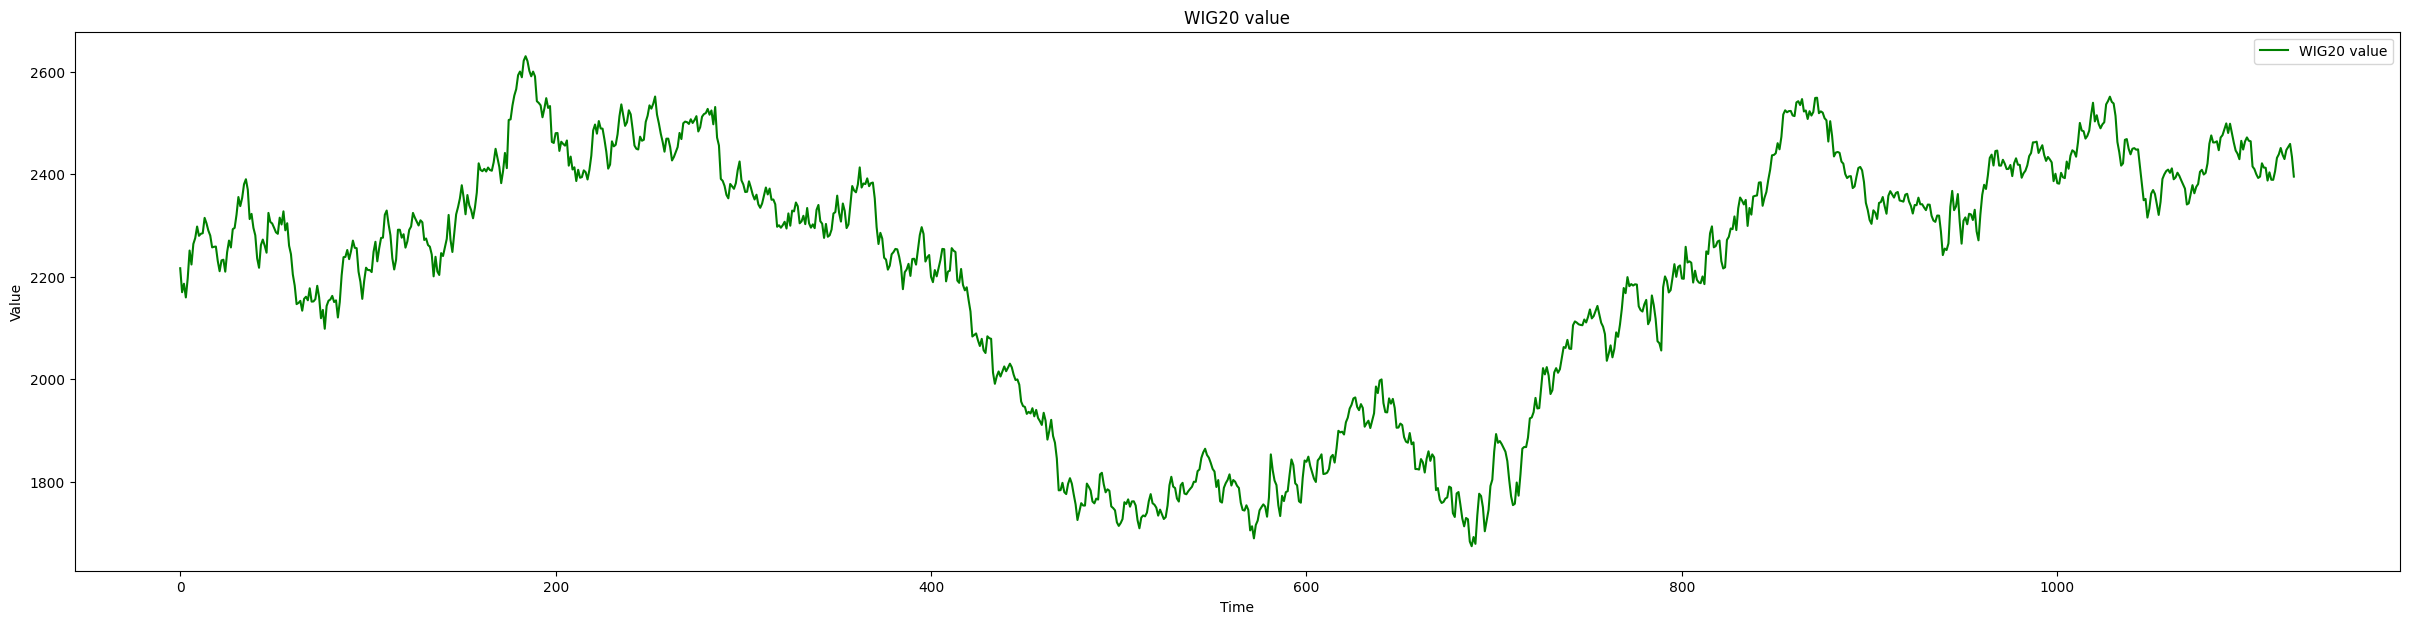
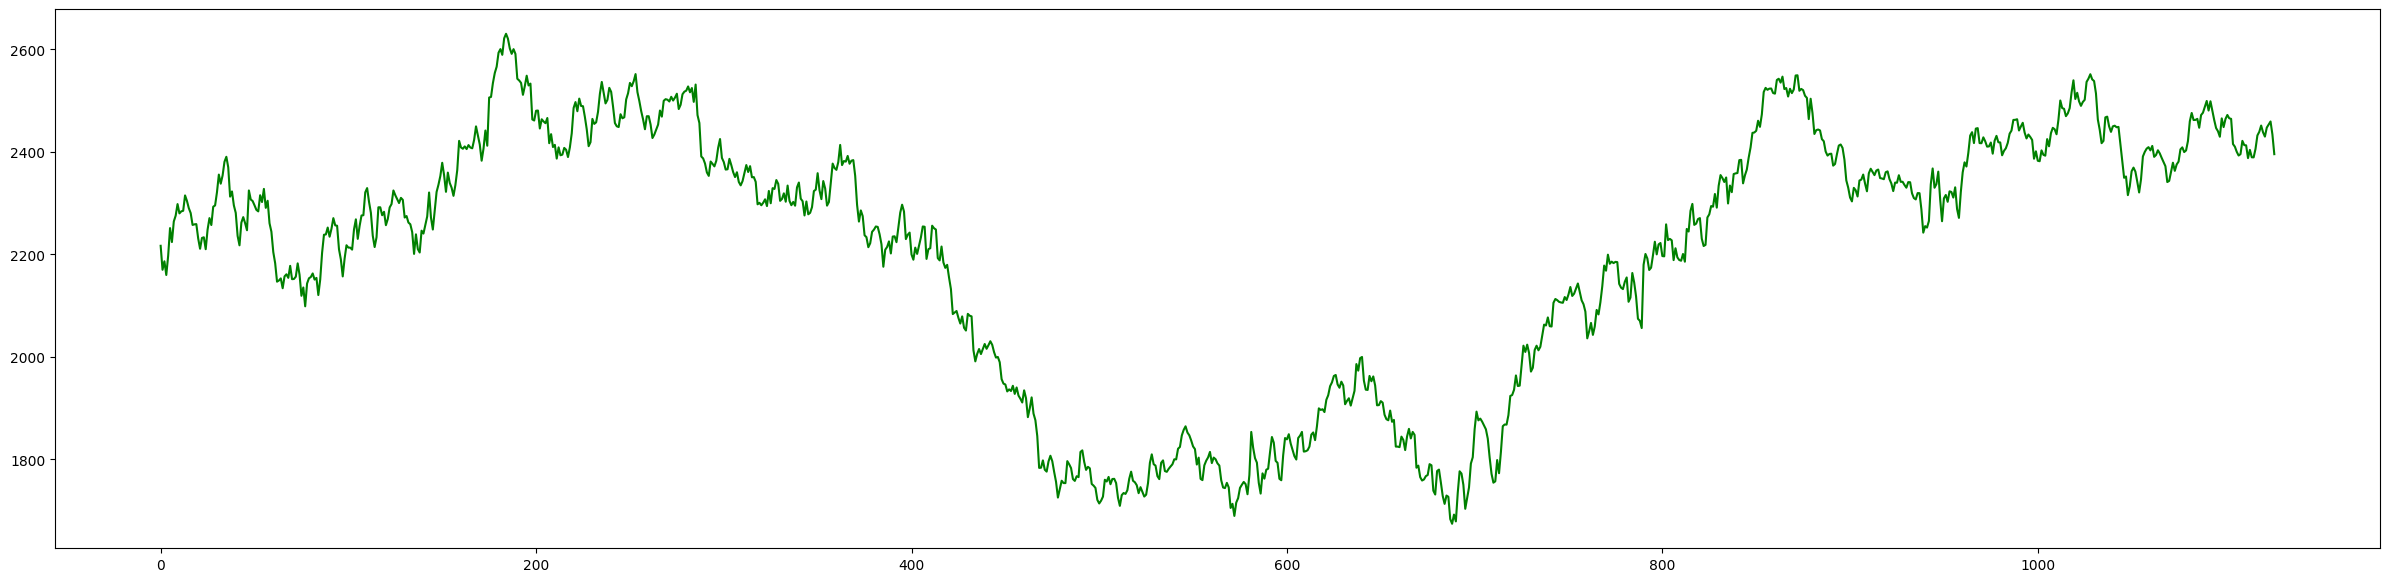
Code edit (unified diff) that turned the first committed figure into the second:
--- before
+++ after
@@ -1,10 +1,13 @@
 plt.figure(figsize=(30,7))
 plt.plot(data_for_calc,label='WIG20 value', color='green')
-plt.legend(loc='upper right')
 
 buyPoints = [point[0] for point in buyArray]
-buyValues = [point for point in data_for_calc]
+buyValues = [point for point in data_for_calc] #TODO function to get array containing elements from another array (where indexes in 2nd arr = value in 1st arr)
 sellPoints = [point[0] for point in sellArray]
 sellValues = [point for point in data_for_calc]
+
+plt.scatter(buyPoints, buyValues, color='green', marker='^', label='Buy')
+plt.scatter(sellPoints, sellValues, color='red', marker='v', label='Sell')
+plt.legend(loc='upper right')
 
 plt.title('WIG20 value')

Commit: Refactor MACD.py for enhanced performance and readability